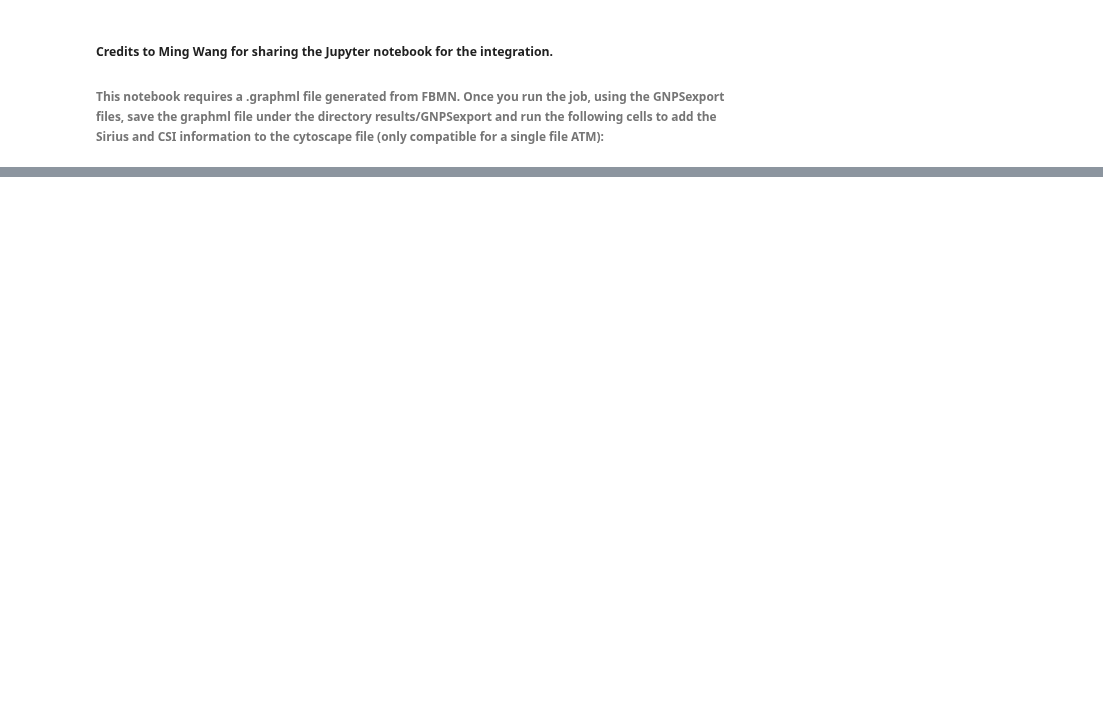
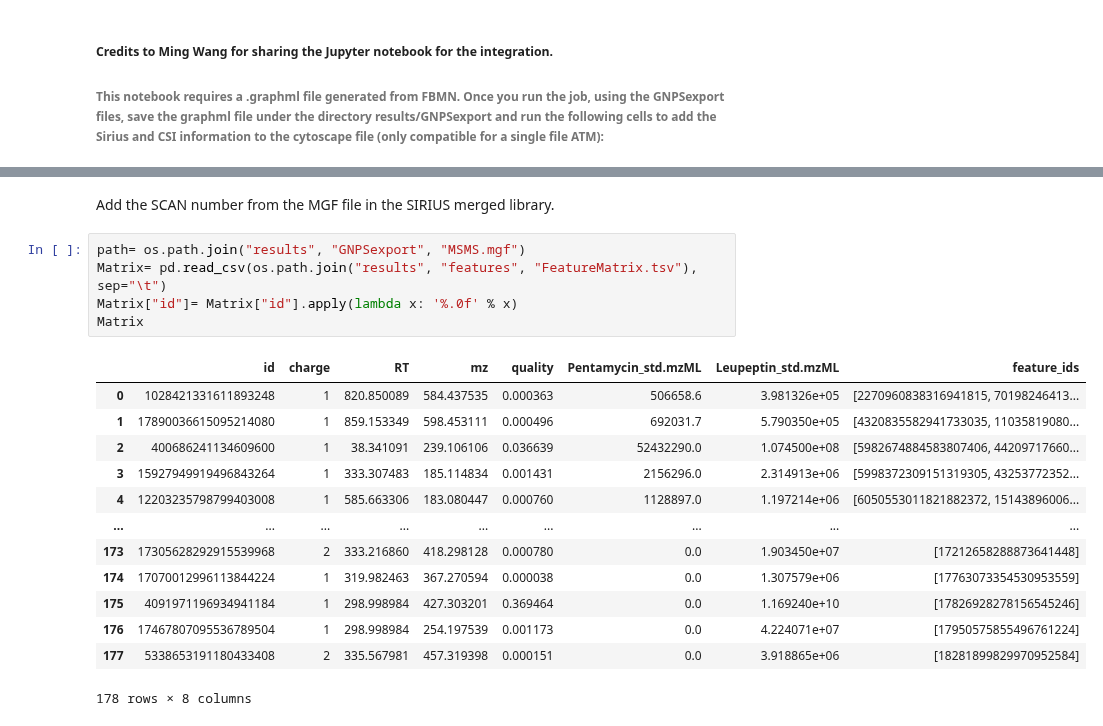
Before and after one commit to eeko-kon/pyOpenMS_UmetaFlow, a Jupyter notebook: 7_FBMN_SIRIUS_integration.ipynb, the cells around one changed output, grey strips where cells are left out. Drawn from its saved outputs; the diff is of its cells as text; blank space fills up the shorter version.

```diff
--- a/7_FBMN_SIRIUS_integration.ipynb
+++ b/7_FBMN_SIRIUS_integration.ipynb
@@ -12,0 +18,21 @@ import sys
+# %% [markdown]
+Add the SCAN number from the MGF file in the SIRIUS merged library.
+# %%
+path= os.path.join("results", "GNPSexport", "MSMS.mgf")
+Matrix= pd.read_csv(os.path.join("results", "features", "FeatureMatrix.tsv"), sep="\t")
+Matrix["id"]= Matrix["id"].apply(lambda x: '%.0f' % x)
+Matrix
+# %% [output]
+|  | id | charge | RT | mz | quality | Pentamycin_std.mzML | Leupeptin_std.mzML | feature_ids |
+| 0 | 1028421331611893248 | 1 | 820.850089 | 584.437535 | 0.000363 | 506658.6 | 3.981326e+05 | [2270960838316941815, 70198246413... |
+| 1 | 17890036615095214080 | 1 | 859.153349 | 598.453111 | 0.000496 | 692031.7 | 5.790350e+05 | [4320835582941733035, 11035819080... |
+| 2 | 400686241134609600 | 1 | 38.341091 | 239.106106 | 0.036639 | 52432290.0 | 1.074500e+08 | [5982674884583807406, 44209717660... |
+| 3 | 15927949919496843264 | 1 | 333.307483 | 185.114834 | 0.001431 | 2156296.0 | 2.314913e+06 | [5998372309151319305, 43253772352... |
+| 4 | 12203235798799403008 | 1 | 585.663306 | 183.080447 | 0.000760 | 1128897.0 | 1.197214e+06 | [6050553011821882372, 15143896006... |
+| ... | ... | ... | ... | ... | ... | ... | ... | ... |
+| 173 | 17305628292915539968 | 2 | 333.216860 | 418.298128 | 0.000780 | 0.0 | 1.903450e+07 | [17212658288873641448] |
+| 174 | 17070012996113844224 | 1 | 319.982463 | 367.270594 | 0.000038 | 0.0 | 1.307579e+06 | [17763073354530953559] |
+| 175 | 4091971196934941184 | 1 | 298.998984 | 427.303201 | 0.369464 | 0.0 | 1.169240e+10 | [17826928278156545246] |
+| 176 | 17467807095536789504 | 1 | 298.998984 | 254.197539 | 0.001173 | 0.0 | 4.224071e+07 | [17950575855496761224] |
+| 177 | 5338653191180433408 | 2 | 335.567981 | 457.319398 | 0.000151 | 0.0 | 3.918865e+06 | [18281899829970952584] |
+178 rows × 8 columns
```
Also changed, not shown: parts of 4 cells of this notebook, 1 other file.
